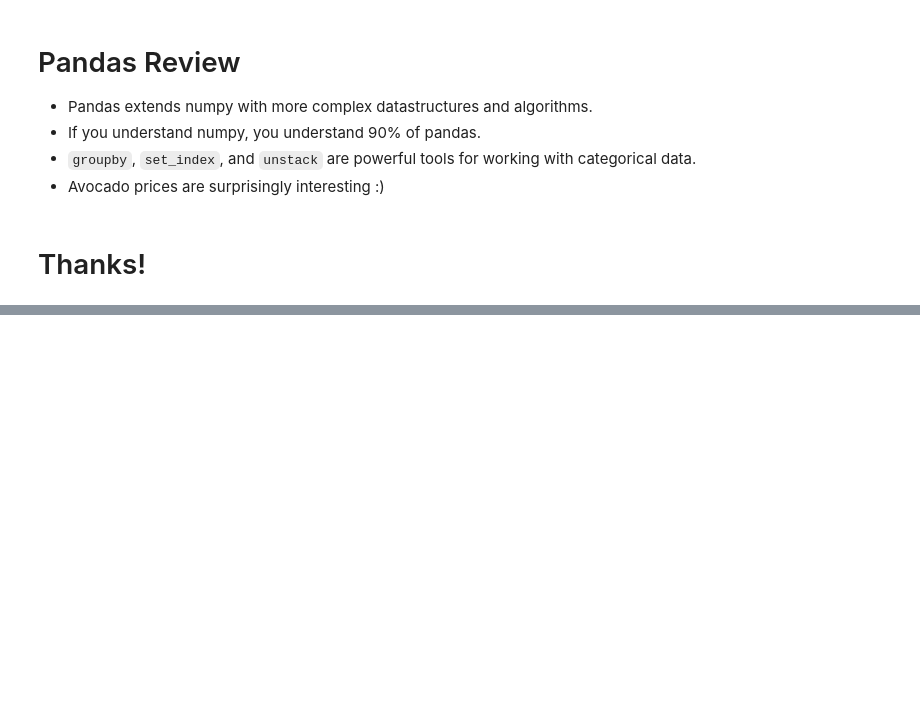
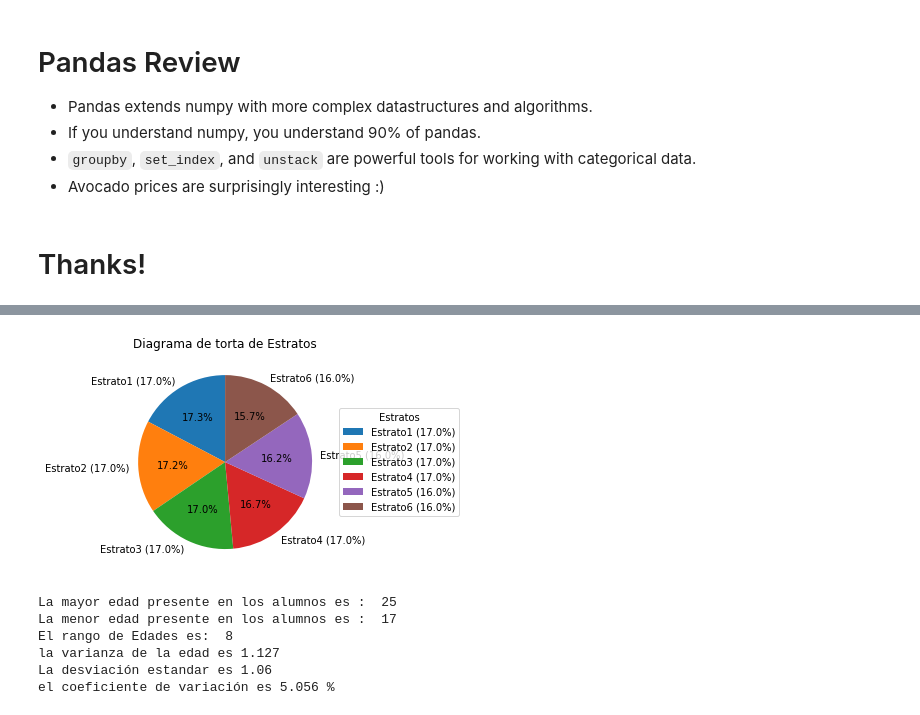
Before and after one commit to yoshikagua/MetNumUN2024I, a Jupyter notebook: Laboratorio 2/yoshikagua_Lab2.ipynb, the cells around one changed output, grey strips where cells are left out. Drawn from its saved outputs; the diff is of its cells as text; code cells hidden in the pictures; blank space fills up the shorter version.

```diff
--- a/Laboratorio 2/yoshikagua_Lab2.ipynb
+++ b/Laboratorio 2/yoshikagua_Lab2.ipynb
@@ -516,2 +479,8 @@ Writing main.f90
+# %%
+A = [[1, 2],
+     [3, 4]]
+
+B = [[5, 6],
+     [7, 8]]
 # %% [markdown]
 **My own example 11 - Defining Fortran subroutine matmul(A,B) for 2x2 matrices**
@@ -1473,0 +1777,20 @@ ax.set_xticklabels(ax.get_xticklabels(), rotation=45);
+# %%
+
+
+# Obtener frecuencia absoluta de cada valor en la columna "Estrato"
+fabs = df['Estrato'].value_counts()
+
+# Crear un DataFrame con la frecuencia absoluta
+tablafrecuencias = pd.DataFrame({'Estrato': fabs.index, 'Frecuencia Absoluta': fabs.values})
+
+# Calcular frecuencia relativa y porcentaje
+tablafrecuencias['Frecuencia Relativa'] = tablafrecuencias['Frecuencia Absoluta'] / len(df['Estrato'])
+tablafrecuencias['Porcentaje'] = tablafrecuencias['Frecuencia Relativa'] * 100
+
+# Calcular frecuencia acumulada y frecuencia relativa acumulada
+tablafrecuencias['Frecuencia Absoluta Acumulada'] = tablafrecuencias['Frecuencia Absoluta'].cumsum()
+tablafrecuencias['Frecuencia Relativa Acumulada'] = round(tablafrecuencias['Frecuencia Relativa'].cumsum(), 2)
+
+# Imprimir tabla de frecuencias
+#print(tablafrecuencias)
+pd.DataFrame(tablafrecuencias)
@@ -1473,0 +1805,35 @@ ax.set_xticklabels(ax.get_xticklabels(), rotation=45);
+# %%
+# Crear diagrama de torta de los estratos
+etiquetas = ['Estrato1', 'Estrato2', 'Estrato3', 'Estrato4', 'Estrato5', 'Estrato6']
+pct = round(tablafrecuencias['Frecuencia Absoluta'] / sum(tablafrecuencias['Frecuencia Absoluta']) * 100)
+etiquetas = [f'{etiquetas[i]} ({pct[i]}%)' for i in range(len(etiquetas))] # Añadimos porcentajes a etiquetas
+plt.pie(tablafrecuencias['Frecuencia Absoluta'], labels = etiquetas, radius = 1, autopct='%1.1f%%', startangle=90, textprops={'fontsize': 10})
+plt.legend(etiquetas, title='Estratos', loc='center left', bbox_to_anchor=(1, 0, 0.5, 1))
+plt.title('Diagrama de torta de Estratos')
+plt.show()
+# %% [output]
+[figure, added]
+# %%
+# Rango, Varianza, Desviacion Estandar y coeficiente de variacion de la edad
+# Rango
+rang_edad = df["edad"].max() - df["edad"].min()
+xbarra_edad = df["edad"].mean() #promedio
+# Varianza medida de la variabilidad de los datos respecto a su media
+varian_edad = df["edad"].var()
+ds_edad = df["edad"].std()
+# Coeficiente de variacion
+CV_edad = (ds_edad / xbarra_edad) * 100
+
+print("La mayor edad presente en los alumnos es : ", df["edad"].max())
+print("La menor edad presente en los alumnos es : ", df["edad"].min())
+print("El rango de Edades es: ", rang_edad)
+print("la varianza de la edad es", round(varian_edad, 3))
+print("La desviación estandar es", round(ds_edad, 2))
+print("el coeficiente de variación es", round(CV_edad, 3), "%")
+# %% [output]
+La mayor edad presente en los alumnos es :  25
+La menor edad presente en los alumnos es :  17
+El rango de Edades es:  8
+la varianza de la edad es 1.127
+La desviación estandar es 1.06
+el coeficiente de variación es 5.056 %
```
Also changed, not shown: parts of 68 cells of this notebook.
